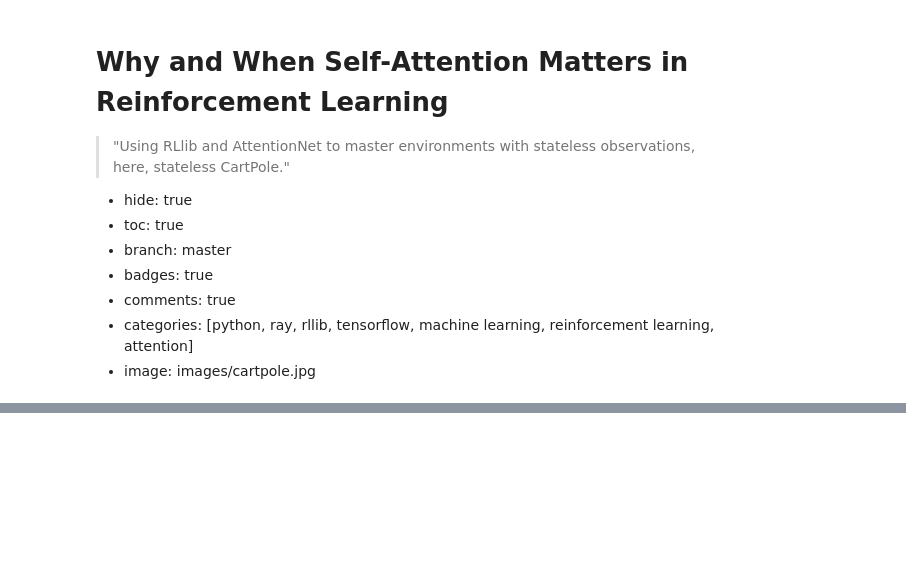
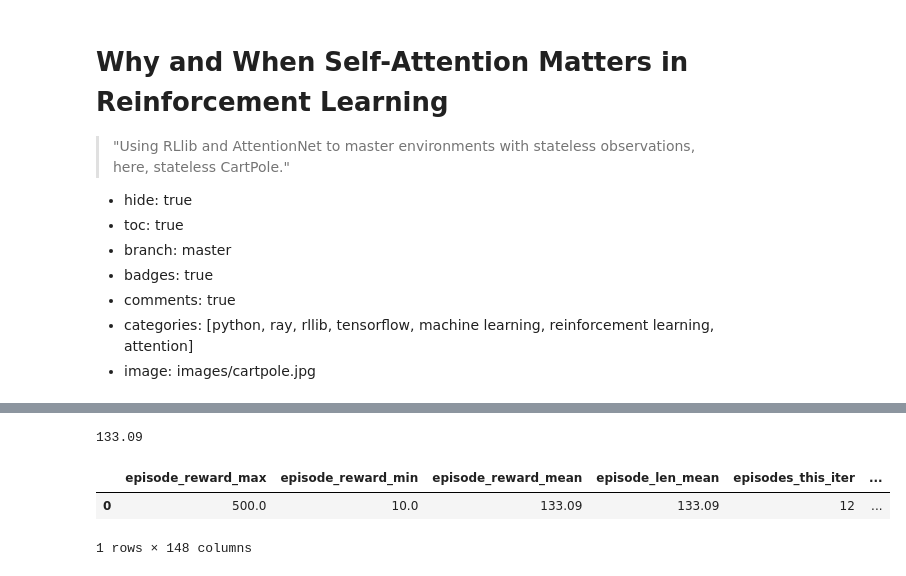
Before and after one commit to stefanbschneider/old-blog, a Jupyter notebook: _notebooks/2021-11-16-rl-self-attention.ipynb, the cells around one changed output, grey strips where cells are left out. Drawn from its saved outputs; the diff is of its cells as text; code cells hidden in the pictures; blank space fills up the shorter version.

```diff
--- a/_notebooks/2021-11-16-rl-self-attention.ipynb
+++ b/_notebooks/2021-11-16-rl-self-attention.ipynb
@@ -49,0 +71,11 @@ I am using Python 3.8 on Windows 10.
+# %%
+import ray
+import ray.tune
+from ray.rllib.agents import ppo
+
+# adjust num_cpus and num_gpus to your system
+# for some reason, num_cpus=2 gets stuck on my system (when trying to train)
+ray.init(num_cpus=3, ignore_reinit_error=True)
+
+# stop conditions based on training iterations (each with 4000 train steps)
+stop = {"training_iteration": 5}
@@ -49,0 +97,11 @@ I am using Python 3.8 on Windows 10.
+# %%
+#collapse-output
+
+# load the PPO default config
+config = ppo.DEFAULT_CONFIG.copy()
+# use the normal, default CartPole-v1 envrion
+config["env"] = "CartPole-v1"
+
+# train; this takes a while
+results = ray.tune.run("PPO", config=config, stop=stop)
+print("Training finished successfully")
@@ -49,0 +158,14 @@ I am using Python 3.8 on Windows 10.
+# %%
+# check results
+results.default_metric = "episode_reward_mean"
+results.default_mode = "max"
+# print the mean episode reward = episode length --> higher = better
+results.best_result["episode_reward_mean"]
+# %% [output]
+133.09
+# %%
+results.dataframe()
+# %% [output]
+|  | episode_reward_max | episode_reward_min | episode_reward_mean | episode_len_mean | episodes_this_iter | ... |
+| 0 | 500.0 | 10.0 | 133.09 | 133.09 | 12 | ... |
+1 rows × 148 columns
```
Also changed, not shown: parts of 12 cells of this notebook.
